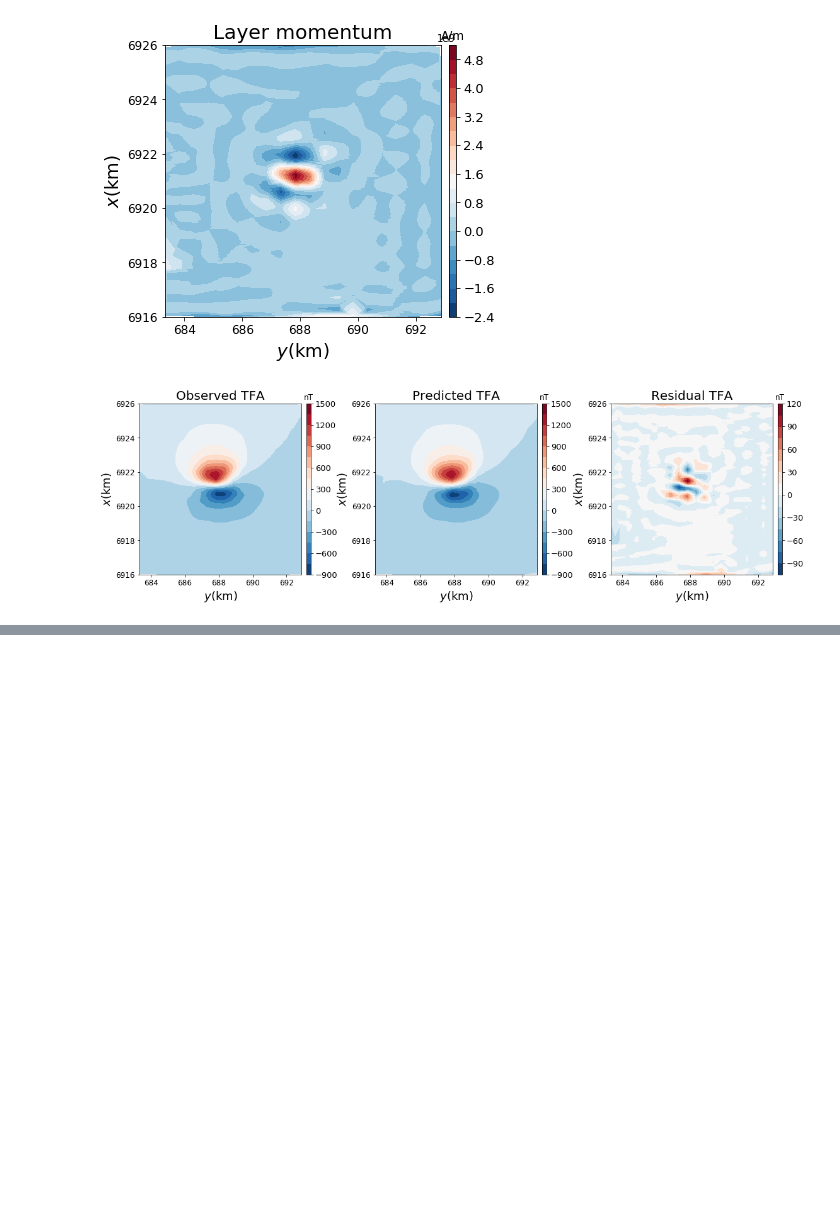
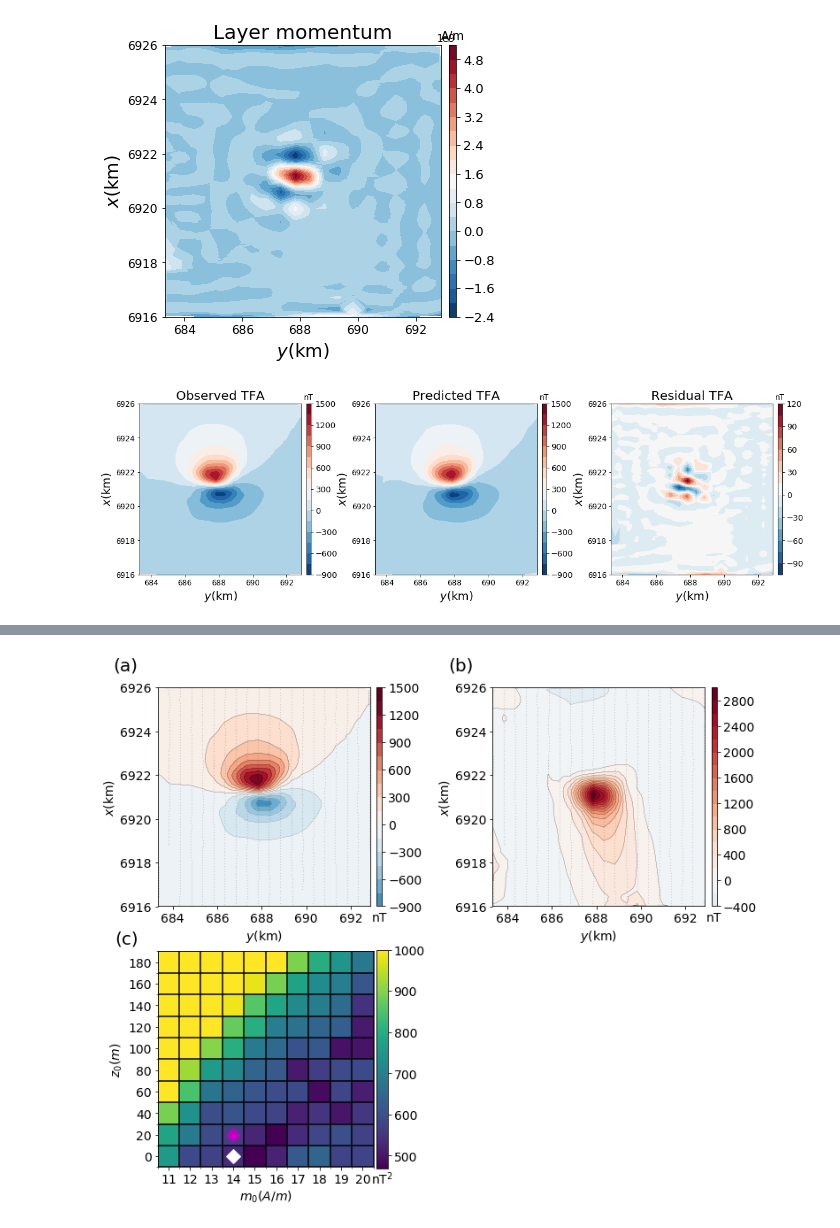
Before and after one commit to pinga-lab/magnetic-radial-inversion, a Jupyter notebook: code/anitapolis/RTP_anomaly.ipynb, the cells around one changed output, grey strips where cells are left out. Drawn from its saved outputs; the diff is of its cells as text; code cells hidden in the pictures; blank space fills up the shorter version.

```diff
--- a/code/anitapolis/RTP_anomaly.ipynb
+++ b/code/anitapolis/RTP_anomaly.ipynb
@@ -24,3 +24,9 @@ sys.path.insert(0, '../../code')
 
 import mag_polyprism_functions as mfun
 import mag_sphere_functions as sf
+# %%
+# importing the pickle file of results
+resultpath = 'l2-tfa-inversion/multiple-l2-reg-43485/'
+
+with open(resultpath+'inversion.pickle') as w:
+        inversion = pickle.load(w)
@@ -27,2 +53,5 @@ import mag_sphere_functions as sf
+# %%
+# building the matrix of the goal function
+gamma_matrix = mfun.goal_matrix(n, m, inversion['results'])
 # %% [markdown]
 # Input
@@ -139,0 +178,69 @@ plt.show()
+# %%
+plt.figure(figsize=(12,10))
+
+ax1 = plt.subplot(221)
+#plt.title('Observed TFA', fontsize=20)
+plt.tricontour(yp, xp, dobs, 20, linewidths=0.2, colors='k')
+plt.tricontourf(yp, xp, dobs, 20, cmap='RdBu_r', vmax=np.max(dobs), vmin=-np.max(dobs)).ax.tick_params(labelsize=14)
+plt.plot(yp, xp, '.k', markersize=.1)
+plt.xlabel('$y$(km)', fontsize=14)
+plt.ylabel('$x$(km)', fontsize=14)
+clb = plt.colorbar(pad=0.025, aspect=40, shrink=1)
+clb.ax.tick_params(labelsize=14)
+clb.ax.set_title('nT', pad=-264, fontsize=14)
+circle1 = plt.Circle((y0, x0), 700, color='r', linewidth=1., fill=False)
+ax1.add_artist(circle1)
+ax1.text(np.min(yp)-2000, np.max(xp)+800, '(a)', fontsize=20)
+mpl.m2km()
+
+ax3 = plt.subplot(222)
+#plt.title('Residual TFA', fontsize=20)
+plt.plot(yp, xp, '.k', markersize=.1)
+plt.tricontour(yp, xp, rtp, 20, linewidths=0.2, colors='k')
+plt.tricontourf(yp, xp, rtp, 20, cmap='RdBu_r', vmax=np.max(rtp), vmin=-np.max(rtp)).ax.tick_params(labelsize=14)
+plt.xlabel('$y$(km)', fontsize=14)
+plt.ylabel('$x$(km)', fontsize=14)
+clb = plt.colorbar(pad=0.025, aspect=40, shrink=1)
+clb.ax.tick_params(labelsize=14)
+clb.ax.set_title('nT', pad=-264, fontsize=14)
+circle1 = plt.Circle((y0, x0), 700, color='r', linewidth=1., fill=False)
+ax3.add_artist(circle1)
+ax3.text(np.min(yp)-2000, np.max(xp)+800, '(b)', fontsize=20)
+mpl.m2km()
+
+ax2 = plt.subplot(2,2,3)
+w = 3
+img = ax2.imshow(gamma_matrix, vmin=np.min(gamma_matrix),
+                vmax=1000, origin='lower',extent=[0,w,0,w])
+clb = plt.colorbar(img, pad=0.012, shrink=1)
+clb.ax.set_title('nT$^2$', pad=-265, fontsize=14)
+clb.ax.tick_params(labelsize=14)
+img.axes.tick_params(labelsize=14)
+plt.ylabel('$z_0 (m)$', fontsize=14)
+plt.xlabel('$m_0 (A/m)$', fontsize=14)
+ax2.text(-0.6, 3.1, '(c)', fontsize=20)
+#plt.plot((2.*truevalues[1]+1.)*w/(2.*m), (2.*truevalues[0]+1.)*w/(2.*n), '^r', markersize=10)
+colors = ['Dw', 'Dm']
+for s, c in zip(solutions, colors):
+        plt.plot((2.*s[1]+1.)*w/(2.*m), (2.*s[0]+1.)*w/(2.*n), c, markersize=12)
+x_label_list = []
+y_label_list = []
+for xl, yl in zip(intensity,z0):
+    x_label_list.append(str(xl)[:-2])
+    y_label_list.append(str(yl)[:-2])
+ax2.set_xticks(np.linspace(w/(2.*n), w - w/(2.*n), n))
+ax2.set_yticks(np.linspace(w/(2.*m), w - w/(2.*m), m))
+ax2.set_xticklabels(x_label_list)
+ax2.set_yticklabels(y_label_list)
+# Minor ticks
+ax2.set_xticks(np.linspace(0, w, n+1), minor=True)
+ax2.set_yticks(np.linspace(0, w, m+1), minor=True)
+ax2.grid(which='minor', color='k', linewidth=1.5)
+
+plt.subplots_adjust(wspace=.3)
+
+plt.savefig(filename, dpi=300, bbob_inches='tight')
+
+plt.show()
+# %% [output]
+[figure, added]
```
Also changed, not shown: parts of 10 cells of this notebook, 20 other files.
